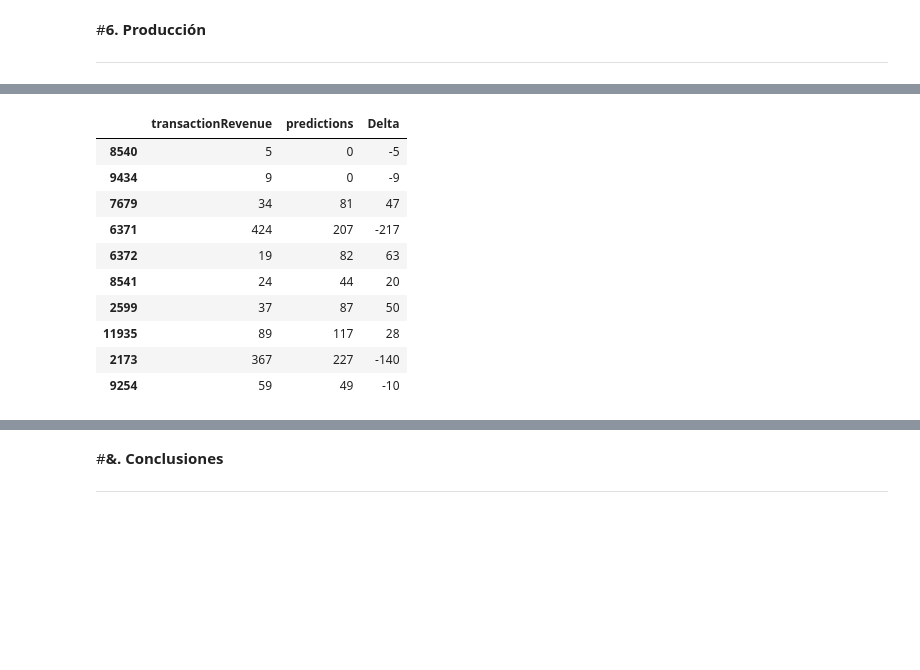
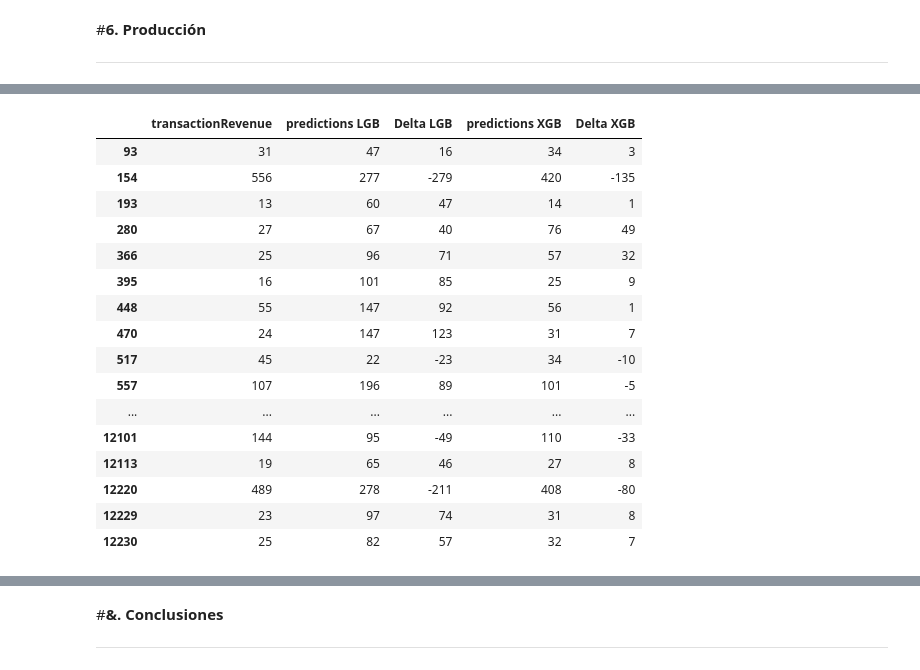
Before and after one commit to JulioLaz/Consumer_Spending_Prediction_final, a Jupyter notebook: Consumer_Spending_Prediction_presntacion_final.ipynb, the cells around one changed output, grey strips where cells are left out. Cells and saved outputs as stored; diff of their text form; code cells hidden in the pictures; blank space fills up the shorter version.

```diff
--- a/Consumer_Spending_Prediction_presntacion_final.ipynb
+++ b/Consumer_Spending_Prediction_presntacion_final.ipynb
@@ -557,25 +578,45 @@ MSE: 247.13
-# %%
-predictions = modeloLGB.predict(X)
-predictions[predictions < 1] = 0
-
-df_resultados = pd.DataFrame({
-    'transactionRevenue': y,
-    'predictions': predictions
-})
-df_resultados=df_resultados[df_resultados.transactionRevenue>0].sample(10)
-df_resultados['predictions'] = (df_resultados['predictions']).astype(int)
-df_resultados['Delta'] = df_resultados['predictions']-df_resultados['transactionRevenue']
-df_resultados['Delta'] = df_resultados['Delta'].astype(int)
-df_resultados.round(2)
-# %% [output]
-|  | transactionRevenue | predictions | Delta |
-| 8540 | 5 | 0 | -5 |
-| 9434 | 9 | 0 | -9 |
-| 7679 | 34 | 81 | 47 |
-| 6371 | 424 | 207 | -217 |
-| 6372 | 19 | 82 | 63 |
-| 8541 | 24 | 44 | 20 |
-| 2599 | 37 | 87 | 50 |
-| 11935 | 89 | 117 | 28 |
-| 2173 | 367 | 227 | -140 |
-| 9254 | 59 | 49 | -10 |
+# %%
+predictionsLGB = modeloLGB.predict(X)
+predictionsLGB[predictionsLGB < 1] = 0
+
+dtest = xgb.DMatrix(X, label=y)
+
+predictionsXGB = modelo_XGB.predict(dtest)
+predictionsXGB[predictionsXGB < 1] = 0
+
+def color_negative_red(val):
+    color = 'red' if val < 0 else 'blue'
+    return f'color: {color}'
+
+df_resultados = pd.DataFrame({
+    'transactionRevenue': y,
+    'predictions LGB': predictionsLGB.astype(int),
+    'Delta LGB': (predictionsLGB-y).astype(int),
+    'predictions XGB': predictionsXGB.astype(int),
+    'Delta XGB': (predictionsXGB-y).astype(int)
+})
+df_resultados=df_resultados[df_resultados.transactionRevenue>0]
+# df_resultados=df_resultados[df_resultados.transactionRevenue>0].head(30)
+df_resultados['Delta LGB'] = df_resultados['predictions LGB']-df_resultados['transactionRevenue']
+df_resultados['Delta LGB'] = df_resultados['Delta LGB'].astype(int)
+df_resultados.round(2)
+df_resultados_color = df_resultados.style.applymap(color_negative_red, subset=['Delta LGB', 'Delta XGB'])
+df_resultados_color
+# %% [output]
+|  | transactionRevenue | predictions LGB | Delta LGB | predictions XGB | Delta XGB |
+| 93 | 31 | 47 | 16 | 34 | 3 |
+| 154 | 556 | 277 | -279 | 420 | -135 |
+| 193 | 13 | 60 | 47 | 14 | 1 |
+| 280 | 27 | 67 | 40 | 76 | 49 |
+| 366 | 25 | 96 | 71 | 57 | 32 |
+| 395 | 16 | 101 | 85 | 25 | 9 |
+| 448 | 55 | 147 | 92 | 56 | 1 |
+| 470 | 24 | 147 | 123 | 31 | 7 |
+| 517 | 45 | 22 | -23 | 34 | -10 |
+| 557 | 107 | 196 | 89 | 101 | -5 |
+| ... | ... | ... | ... | ... | ... |
+| 12101 | 144 | 95 | -49 | 110 | -33 |
+| 12113 | 19 | 65 | 46 | 27 | 8 |
+| 12220 | 489 | 278 | -211 | 408 | -80 |
+| 12229 | 23 | 97 | 74 | 31 | 8 |
+| 12230 | 25 | 82 | 57 | 32 | 7 |
```
Also changed, not shown: parts of 10 cells of this notebook.
